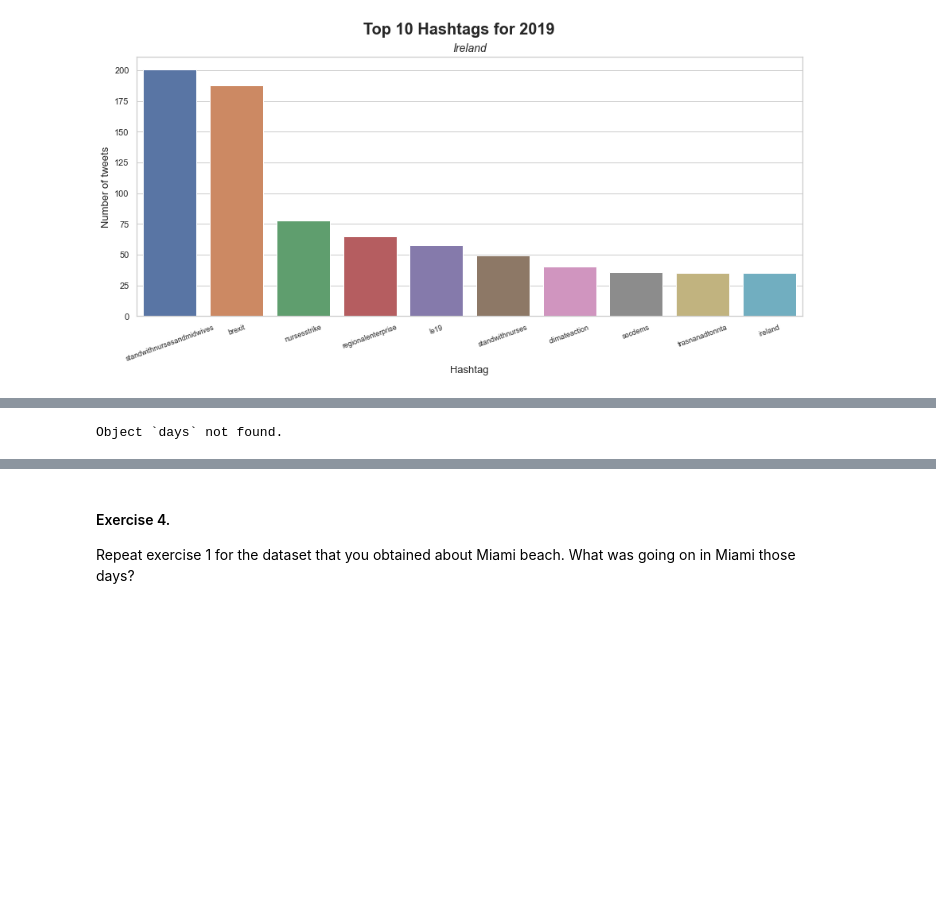
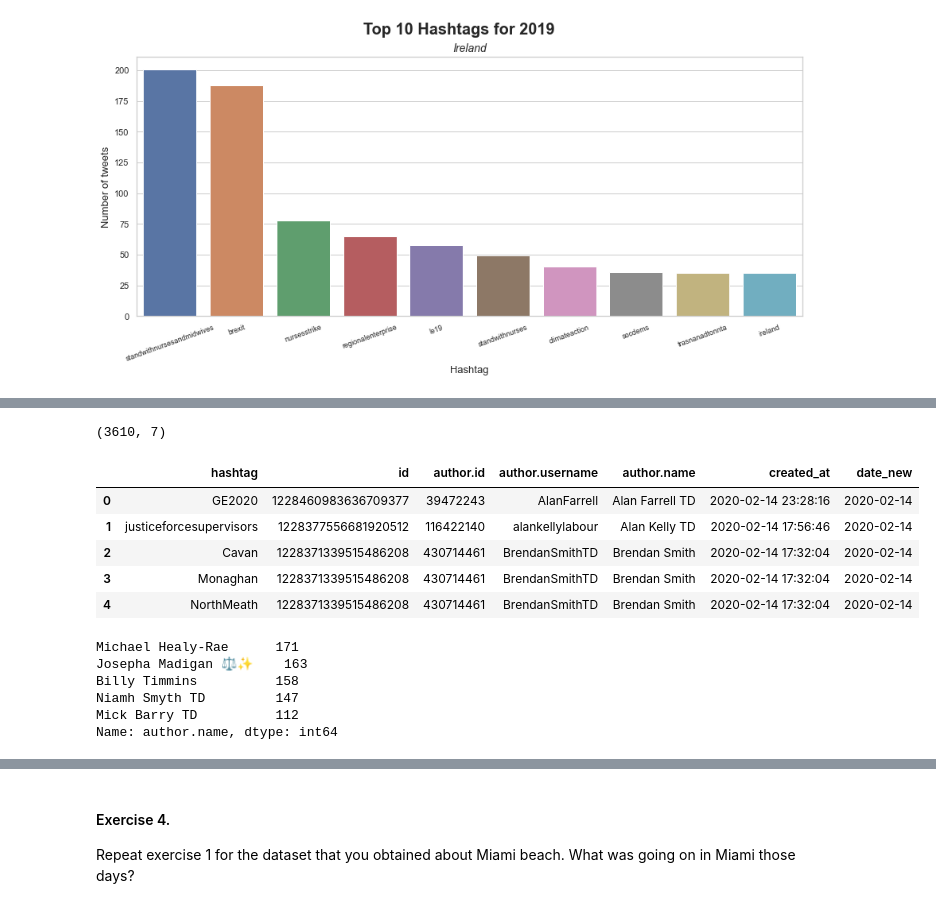
Before and after one commit to andresvBSE/TM-Twitter-PSET2, a Jupyter notebook: PST2.ipynb, the cells around one changed output, grey strips where cells are left out. Saved outputs shown, nothing was run; the diff lists cells and outputs as text; code cells hidden in the pictures; blank space fills up the shorter version.

```diff
--- a/PST2.ipynb
+++ b/PST2.ipynb
@@ -72,6 +105,27 @@ bar_plots("index", "hashtag", top10_19, "Ireland", "Top 10 Hashtags for 2019", "
+# %%
+# Convert dates to local time
+date_time(hashtags_users,'created_at','no','Etc/GMT+1')
+hashtags_users['date_new'] = hashtags_users['date_new'].dt.date # get only the date
+
+# Print the new dataframe
+print(hashtags_users.shape)
+hashtags_users.head()
+# %% [output]
+(3610, 7)
+|  | hashtag | id | author.id | author.username | author.name | created_at | date_new |
+| 0 | GE2020 | 1228460983636709377 | 39472243 | AlanFarrell | Alan Farrell TD | 2020-02-14 23:28:16 | 2020-02-14 |
+| 1 | justiceforcesupervisors | 1228377556681920512 | 116422140 | alankellylabour | Alan Kelly TD | 2020-02-14 17:56:46 | 2020-02-14 |
+| 2 | Cavan | 1228371339515486208 | 430714461 | BrendanSmithTD | Brendan Smith | 2020-02-14 17:32:04 | 2020-02-14 |
+| 3 | Monaghan | 1228371339515486208 | 430714461 | BrendanSmithTD | Brendan Smith | 2020-02-14 17:32:04 | 2020-02-14 |
+| 4 | NorthMeath | 1228371339515486208 | 430714461 | BrendanSmithTD | Brendan Smith | 2020-02-14 17:32:04 | 2020-02-14 |
 # %%
-#### Exercise 2.
-
-Who are the politicians that use 1 more hashtags in the time period around the elections? Consider the top 5 politicians in terms of hashtag use and plot their relative
+# Top five of politicians that use more hashtags in the time period around the elections
+tags_used_user = hashtags_users["author.name"].value_counts()[:5]
+tags_used_user
 # %% [output]
-Object `days` not found.
+Michael Healy-Rae      171
+Josepha Madigan ⚖️✨    163
+Billy Timmins          158
+Niamh Smyth TD         147
+Mick Barry TD          112
+Name: author.name, dtype: int64
```
Also changed, not shown: parts of 13 cells of this notebook, 1 other file.
